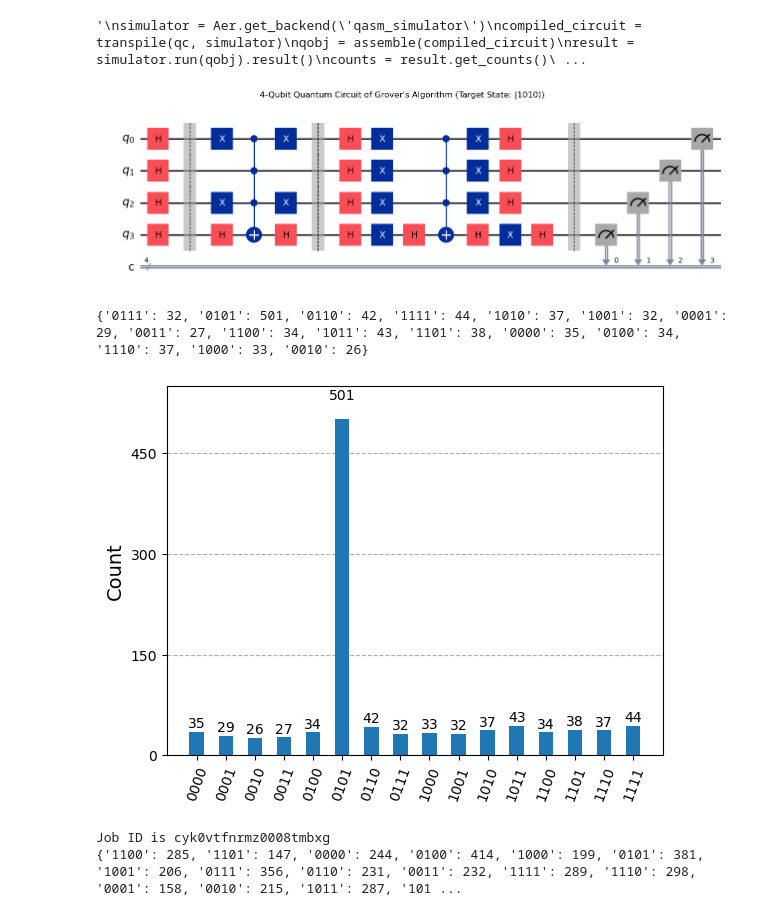
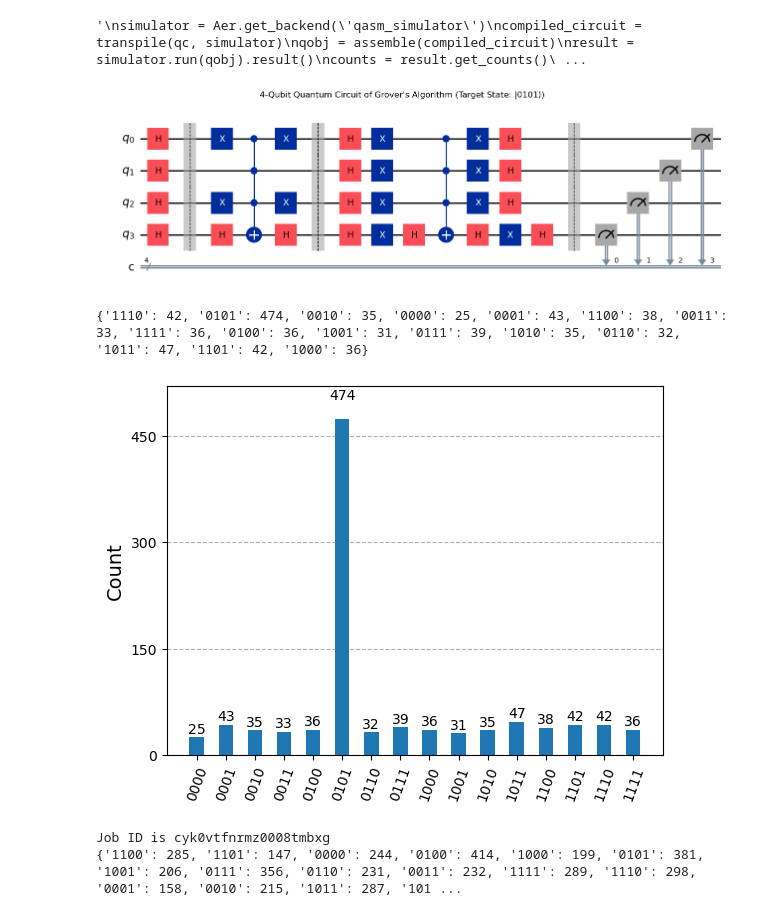
Before and after one commit to Creative-NH/QTC-ASG1, a Jupyter notebook: grover.ipynb, the cells around one changed output. Saved outputs shown, nothing was run; the diff lists cells and outputs as text; code cells hidden in the pictures.

```diff
--- a/grover.ipynb
+++ b/grover.ipynb
@@ -89,36 +89,36 @@ qc.h(range(4))
 
 qc.barrier()
 
 # Oracle (Target state of |0101⟩)
 qc.x(0)                     # Flip qubit 0 to make |0101⟩ look like |1101⟩
 qc.x(2)                     # Flip qubit 2 to make |1101⟩ look like |1111⟩
 qc.h(3)                     # Hadamard on the last qubit
 qc.append(MCXGate(3), [0, 1, 2, 3])  # Multi-controlled X (flips phase of |1111⟩)
 qc.h(3)                     # Hadamard back
 qc.x(0)                     # Undo the X on qubit 0
 qc.x(2)                     # Undo the X on qubit 2
 
 qc.barrier()
 
 # Diffuser (Inversion about the mean)
 qc.h(range(4))
 qc.x(range(4))
 qc.h(3)
 qc.append(MCXGate(3), [0, 1, 2, 3])  # This applies X only if all three control qubits are 1
 qc.h(3)
 qc.x(range(4))
 qc.h(range(4))
 
 qc.barrier()
 
 # Map outputs to classical bits
 qc.measure([3, 2, 1, 0], [0, 1, 2, 3])  # Reverse the qubit order to ensure correct mapping
 
-circuitResults("4-Qubit Quantum Circuit of Grover's Algorithm (Target State: |1010⟩)", qc)
+circuitResults("4-Qubit Quantum Circuit of Grover's Algorithm (Target State: |0101⟩)", qc)
 # %% [output]
 [figure]
-{'0111': 32, '0101': 501, '0110': 42, '1111': 44, '1010': 37, '1001': 32, '0001': 29, '0011': 27, '1100': 34, '1011': 43, '1101': 38, '0000': 35, '0100': 34, '1110': 37, '1000': 33, '0010': 26}
+{'1110': 42, '0101': 474, '0010': 35, '0000': 25, '0001': 43, '1100': 38, '0011': 33, '1111': 36, '0100': 36, '1001': 31, '0111': 39, '1010': 35, '0110': 32, '1011': 47, '1101': 42, '1000': 36}
-[figure, old version]
+[figure, new version]
 # %%
 qc = QuantumCircuit(4, 4)   # Initialize 4 qubit and 4 classical bits for recording results
 
```
Also changed, not shown: parts of 1 cell of this notebook, 1 other file.
